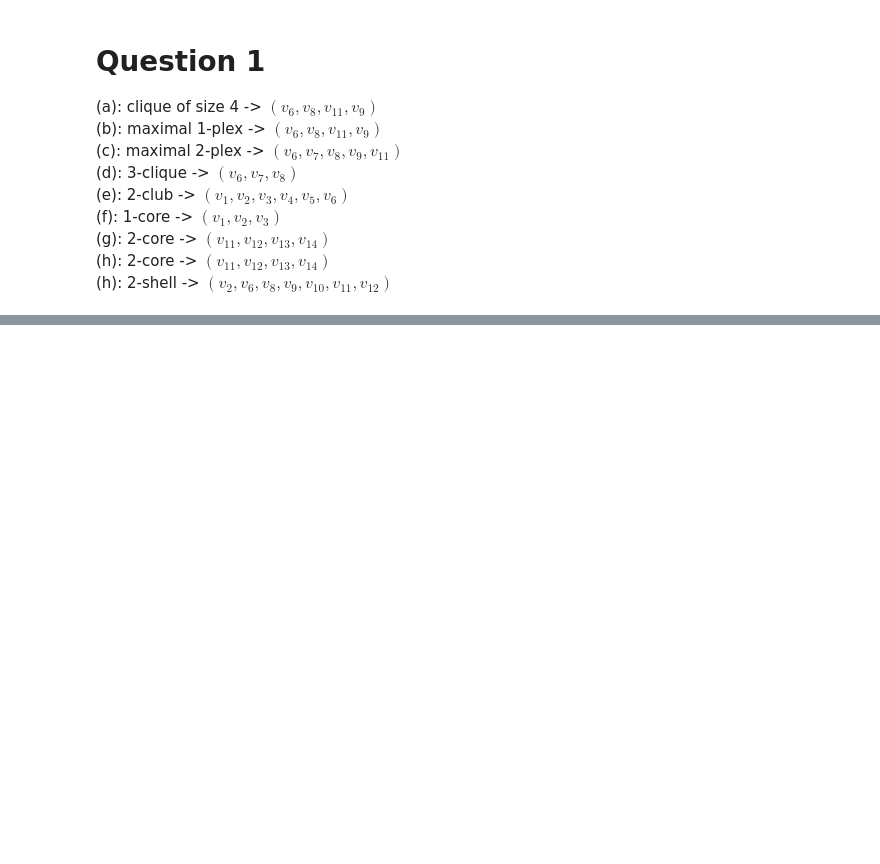
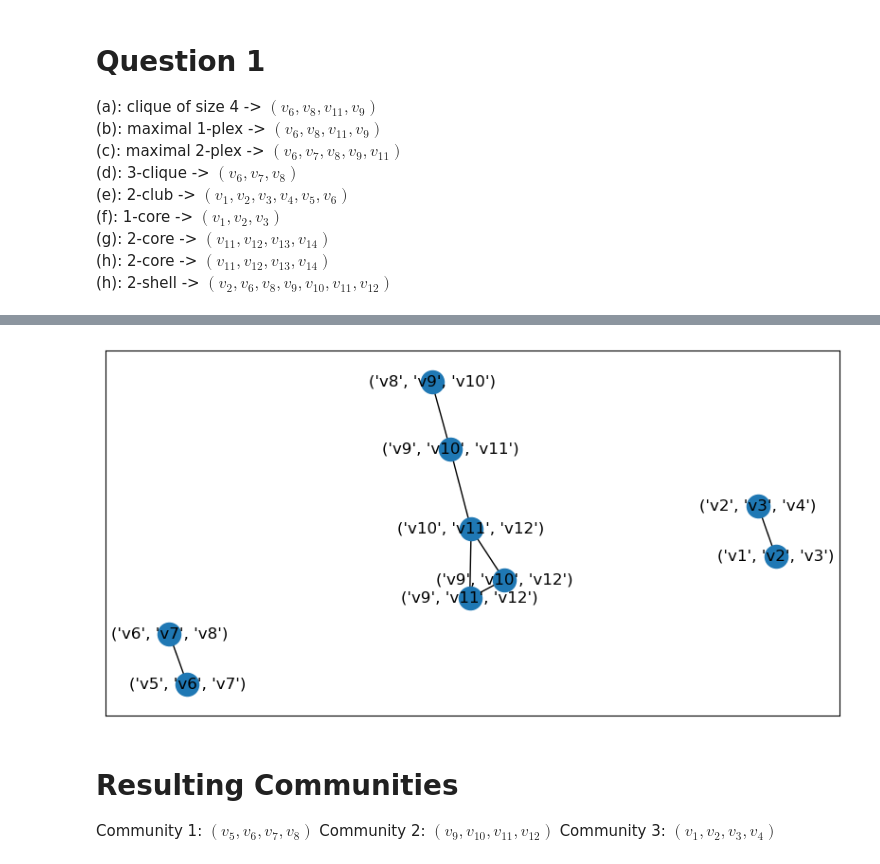
Before and after one commit to Isaacwilliam4/graphmining, a Jupyter notebook: assignments/assignment6.ipynb, the cells around one changed output, grey strips where cells are left out. Cells and saved outputs as stored; diff of their text form; code cells hidden in the pictures; blank space fills up the shorter version.

```diff
--- a/assignments/assignment6.ipynb
+++ b/assignments/assignment6.ipynb
@@ -255,0 +48,40 @@ plot_degree_distribution(lattice, "Original Lattice Degree Distribution")
+# %%
+import networkx as nx
+
+# Instantiate the graph
+clique_graph = nx.Graph()
+
+# Define cliques as tuples of nodes
+c1 = ("v1", "v2", "v3")
+c2 = ("v2", "v3", "v4")
+c3 = ("v5", "v6", "v7")
+c4 = ("v6", "v7", "v8")
+c5 = ("v8", "v9", "v10")
+c6 = ("v9", "v10", "v11")
+c7 = ("v9", "v10", "v12")
+c8 = ("v10", "v11", "v12")
+c9 = ("v9", "v11", "v12")
+
+# Add edges between cliques
+clique_graph.add_edge(c1, c2)
+clique_graph.add_edge(c3, c4)
+clique_graph.add_edge(c5, c6)
+clique_graph.add_edge(c6, c8)
+clique_graph.add_edge(c7, c8)
+clique_graph.add_edge(c8, c9)
+clique_graph.add_edge(c7, c9)
+
+pos = nx.spring_layout(clique_graph, seed=10)
+
+plt.figure(figsize=(10,5))
+nx.draw_networkx(clique_graph, pos=pos)
+# %% [output]
+[figure, added]
+# %% [markdown]
+# Resulting Communities
+Community 1:
+$(v_5,v_6,v_7,v_8)$
+Community 2:
+$(v_9,v_{10},v_{11},v_{12})$
+Community 3:
+$(v_1,v_{2},v_{3},v_{4})$
```
Also changed, not shown: parts of 19 cells of this notebook.
